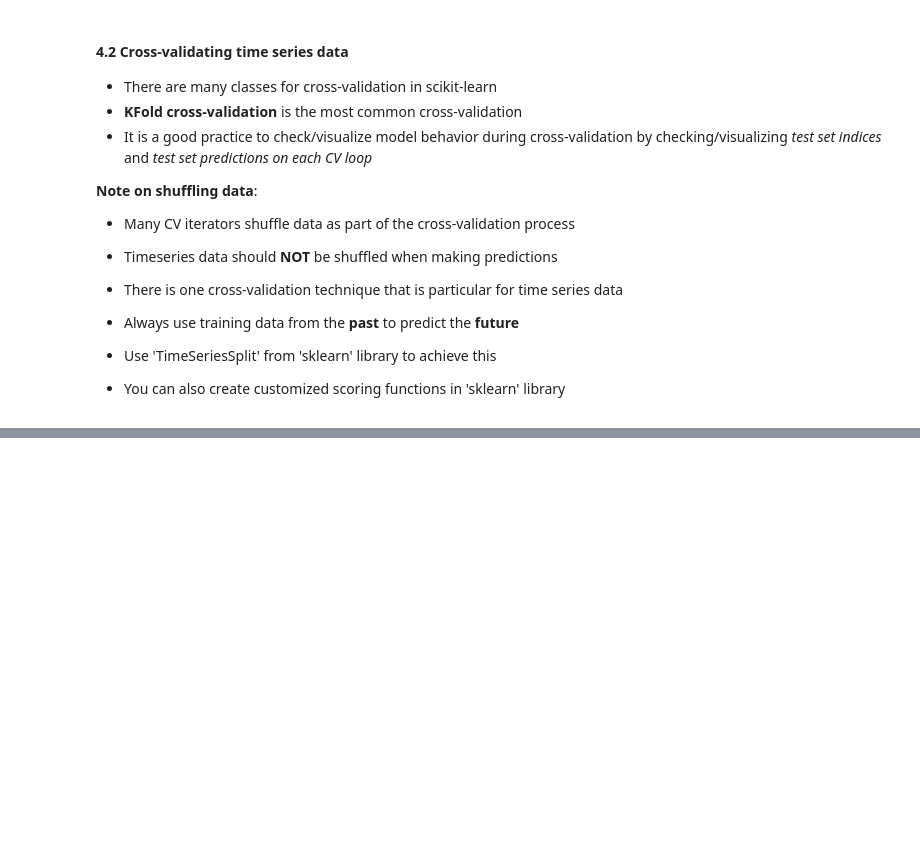
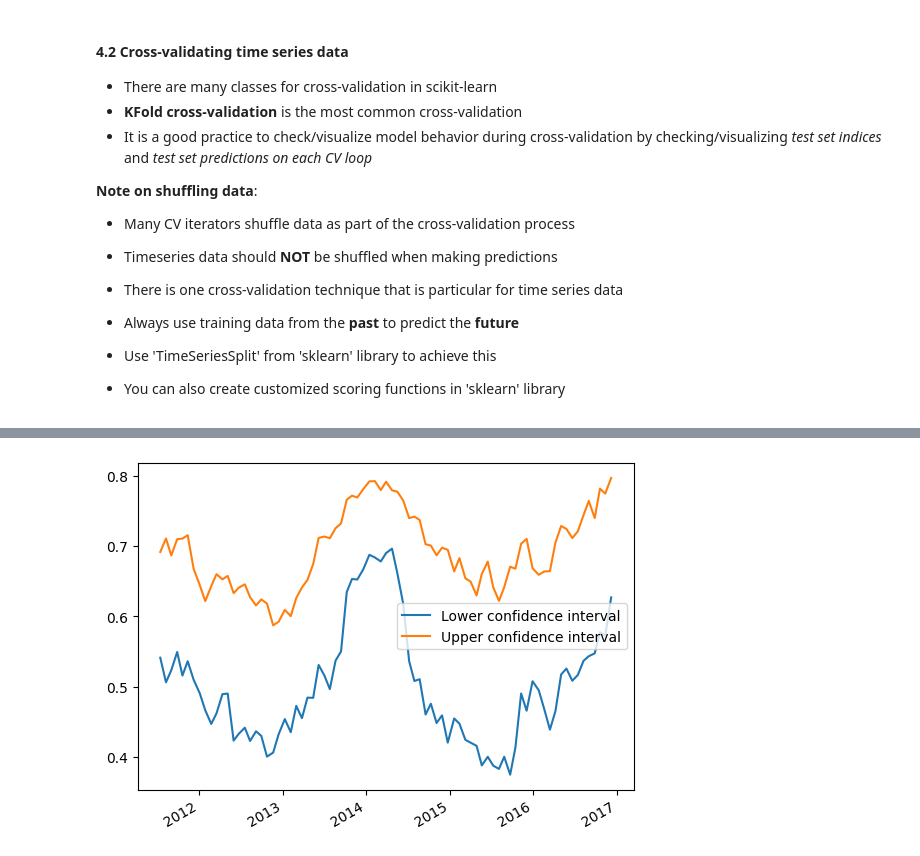
Before and after one commit to GuoweiYang19891101/datacamp_machine_learning_scientist_python, a Jupyter notebook: 9_time_series_data.ipynb, the cells around one changed output, grey strips where cells are left out. Drawn from its saved outputs; the diff is of its cells as text; code cells hidden in the pictures; blank space fills up the shorter version.

```diff
--- a/9_time_series_data.ipynb
+++ b/9_time_series_data.ipynb
@@ -1320,0 +1463,4 @@ visualize_predictions(results)
+# %%
+# create my customized scoring function
+def my_pearsonr(est, X, y):
+    return np.corrcoef(est.predict(X).squeeze(), y.squeeze())[1, 0]
@@ -1320,0 +1485,33 @@ visualize_predictions(results)
+# %%
+# visualizing model score variability over time
+from sklearn.model_selection import cross_val_score
+
+# get times_scores index
+
+times_scores = pd.to_datetime(['2010-04-05', '2010-04-28', '2010-05-21', '2010-06-16', '2010-07-12', '2010-08-04', '2010-08-27', '2010-09-22', '2010-10-15', '2010-11-09', '2010-12-03', '2010-12-29', '2011-01-24',
+                '2011-02-16', '2011-03-14', '2011-04-06', '2011-05-02', '2011-05-25', '2011-06-20', '2011-07-14', '2011-08-08', '2011-08-31', '2011-09-26', '2011-10-19', '2011-11-11', '2011-12-07',
+                '2012-01-03', '2012-01-27', '2012-02-22', '2012-03-16', '2012-04-11', '2012-05-04', '2012-05-30', '2012-06-22', '2012-07-18', '2012-08-10', '2012-09-05', '2012-09-28', '2012-10-23',
+                '2012-11-19', '2012-12-13', '2013-01-09', '2013-02-04', '2013-02-28', '2013-03-25', '2013-04-18', '2013-05-13', '2013-06-06', '2013-07-01', '2013-07-25', '2013-08-19', '2013-09-12',
+                '2013-10-07', '2013-10-30', '2013-11-22', '2013-12-18', '2014-01-14', '2014-02-07', '2014-03-05', '2014-03-28', '2014-04-23', '2014-05-16', '2014-06-11', '2014-07-07', '2014-07-30',
+                '2014-08-22', '2014-09-17', '2014-10-10', '2014-11-04', '2014-11-28', '2014-12-23', '2015-01-20', '2015-02-12', '2015-03-10', '2015-04-02', '2015-04-28', '2015-05-21', '2015-06-16',
+                '2015-07-10', '2015-08-04', '2015-08-27', '2015-09-22', '2015-10-15', '2015-11-09', '2015-12-03', '2015-12-29', '2016-01-25', '2016-02-18', '2016-03-14', '2016-04-07', '2016-05-02',
+                '2016-05-25', '2016-06-20', '2016-07-14', '2016-08-08', '2016-08-31', '2016-09-26', '2016-10-19', '2016-11-11', '2016-12-07'])
+
+# generate scores for each split
+scores = cross_val_score(model, X, y, cv=cv, scoring=my_pearsonr)
+scores_series = pd.Series(scores, index=times_scores, name='score')
+
+# bootstrap a rolling confidence interval for the mean score
+scores_lo = scores_series.rolling(20).aggregate(partial(bootstrap_interval, percentiles=2.5))
+scores_hi = scores_series.rolling(20).aggregate(partial(bootstrap_interval, percentiles=97.5))
+# %%
+# plot the results
+import matplotlib.pyplot as plt
+
+fig, ax = plt.subplots()
+scores_lo.plot(ax=ax, label="Lower confidence interval")
+scores_hi.plot(ax=ax, label="Upper confidence interval")
+ax.legend()
+plt.show()
+# %% [output]
+[figure, added]
```
Also changed, not shown: parts of 17 cells of this notebook, 1 other file.
